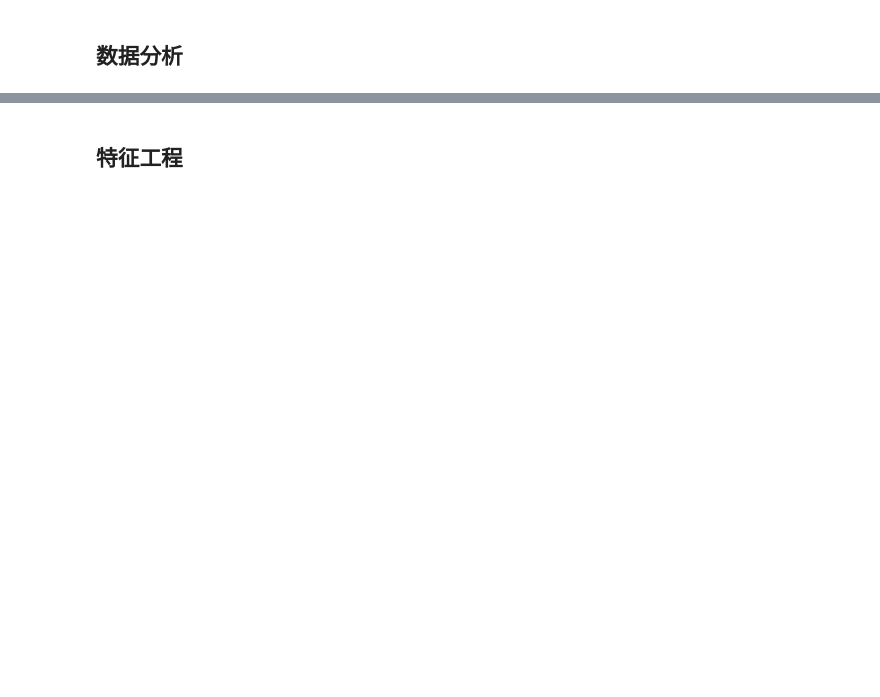
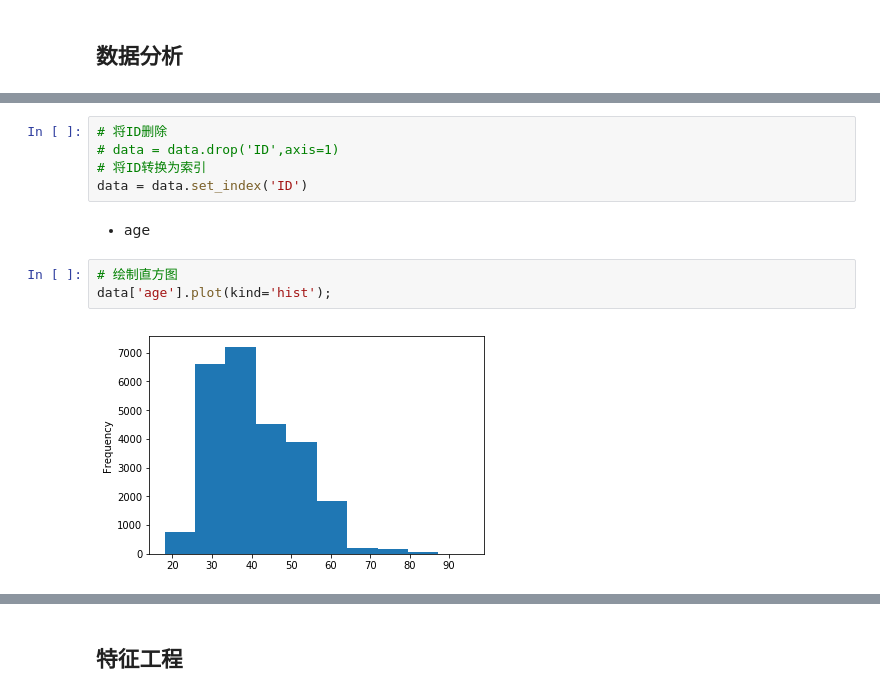
Before and after one commit to CapAllen/Notebook-for-Machine-Learning, a Jupyter notebook: Machine Learning实战.ipynb, the cells around one changed output, grey strips where cells are left out. Cells and saved outputs as stored; diff of their text form; blank space fills up the shorter version.

```diff
--- a/Machine Learning实战.ipynb
+++ b/Machine Learning实战.ipynb
@@ -92,0 +140,12 @@ test.head()
+# %%
+# 将ID删除
+# data = data.drop('ID',axis=1)
+# 将ID转换为索引
+data = data.set_index('ID')
+# %% [markdown]
+- age
+# %%
+# 绘制直方图
+data['age'].plot(kind='hist');
+# %% [output]
+[figure, added]
```
Also changed, not shown: parts of 47 cells of this notebook, 1 other file.
